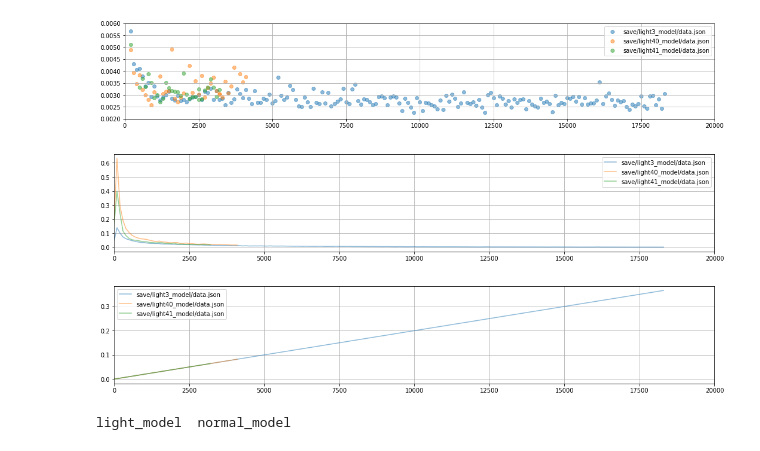
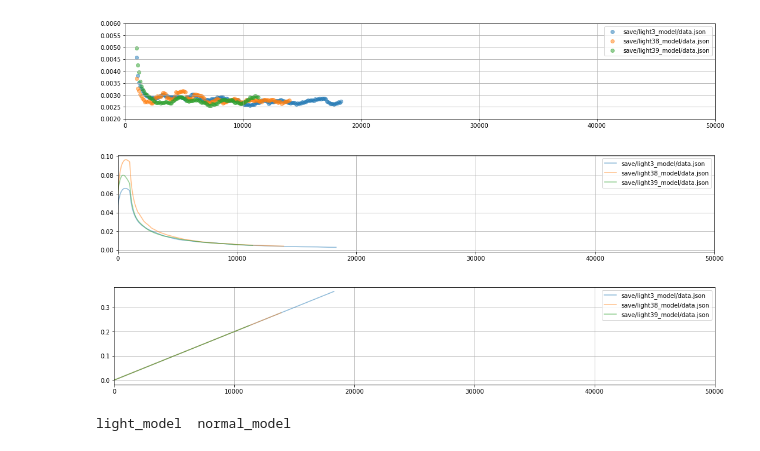
Before and after one commit to scpark20/kimchi-tts, a Jupyter notebook: loss_graph.ipynb, the cells around one changed output. Drawn from its saved outputs; the diff is of its cells as text; code cells hidden in the pictures.

```diff
--- a/loss_graph.ipynb
+++ b/loss_graph.ipynb
@@ -4,11 +4,11 @@ import numpy as np
 import matplotlib.pyplot as plt
 # %%
 dirs = ['save/light3_model/data.json',
-        'save/light40_model/data.json',
-        'save/light41_model/data.json',
+        'save/light38_model/data.json',
+        'save/light39_model/data.json',
        ]
 
-N = 20000
+N = 50000
 
 loss_list = []
 for dir in dirs:
@@ -17,7 +17,7 @@ for dir in dirs:
         loss[:, 1] = np.clip(loss[:, 1], a_min=0, a_max=2.0)
         loss_list.append(loss)
 
-def moving_average(data_set, periods=1):
+def moving_average(data_set, periods=10):
     weights = np.ones(periods) / periods
     data_set = np.pad(data_set, (periods-1, 0), mode='edge')
     return np.convolve(data_set, weights, mode='valid')
@@ -39,36 +39,36 @@ for dir in dirs:
         loss[:, 1] = np.clip(loss[:, 1], a_min=0, a_max=2.0)
         loss_list.append(loss)
 
 plt.figure(figsize=[18, 3])
 for dir, loss in zip(dirs, loss_list):
     plt.plot(loss[:, 0], moving_average(loss[:, 1]), label=dir, alpha=0.5)
 
 plt.xlim([0, N])
 #plt.ylim([0.00, 0.01])
 plt.grid()
 plt.legend()
 plt.show()
 
 loss_list = []
 for dir in dirs:
     with open(dir, 'r') as f:
         loss = np.array(json.load(f)['beta'])
         loss[:, 1] = np.clip(loss[:, 1], a_min=0, a_max=2.0)
         loss_list.append(loss)
 
 plt.figure(figsize=[18, 3])
 for dir, loss in zip(dirs, loss_list):
     plt.plot(loss[:, 0], loss[:, 1], label=dir, alpha=0.5)
 
 plt.xlim([0, N])
 #plt.ylim([0.0, 1.1])
 plt.grid()
 plt.legend()
 plt.show()
 # %% [output]
-[figure, old version]
+[figure, new version]
-[figure, old version]
+[figure, new version]
-[figure, old version]
+[figure, new version]
 # %%
 !ls save
 # %% [output]
```
Also changed, not shown: 2 other files.
